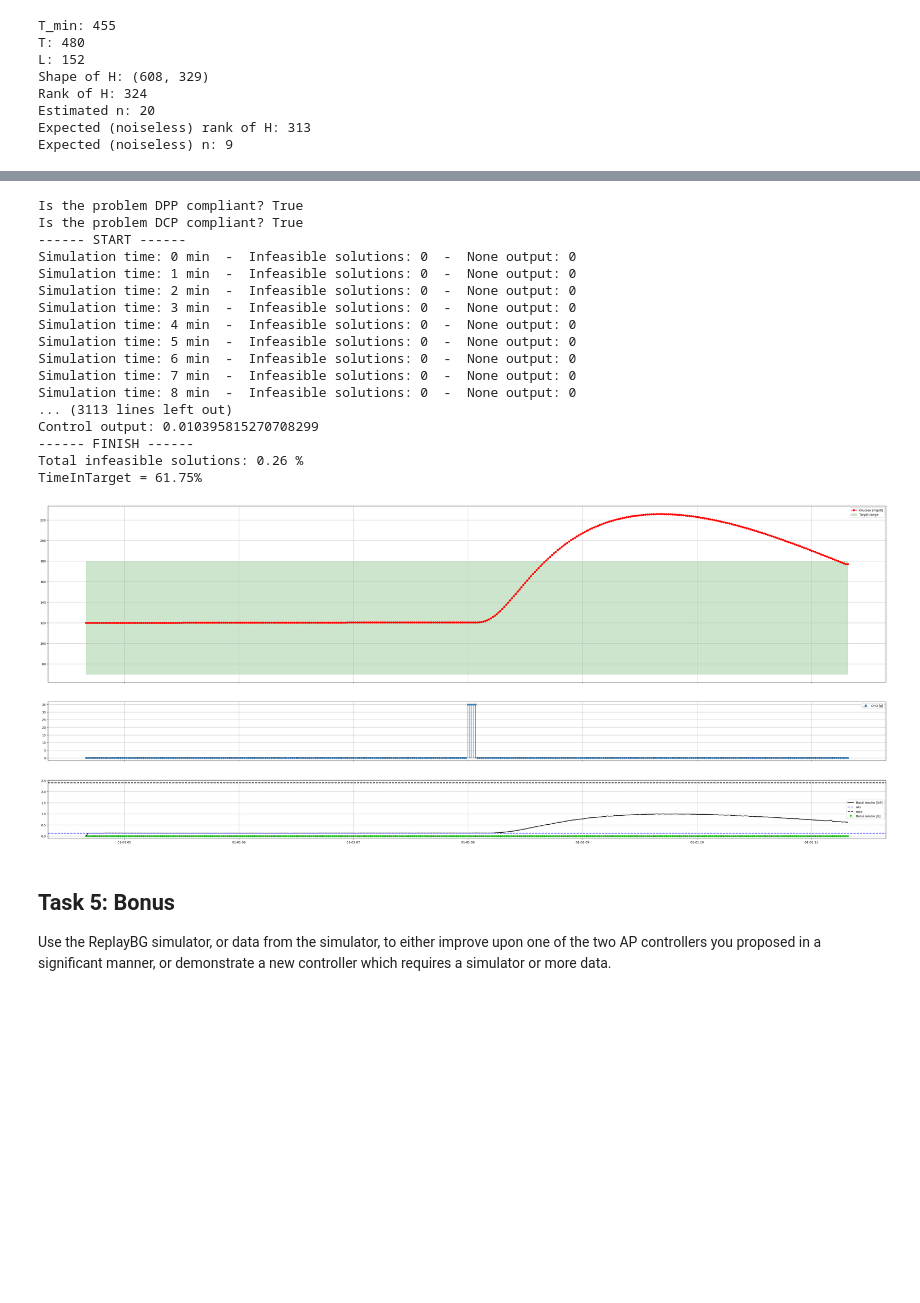
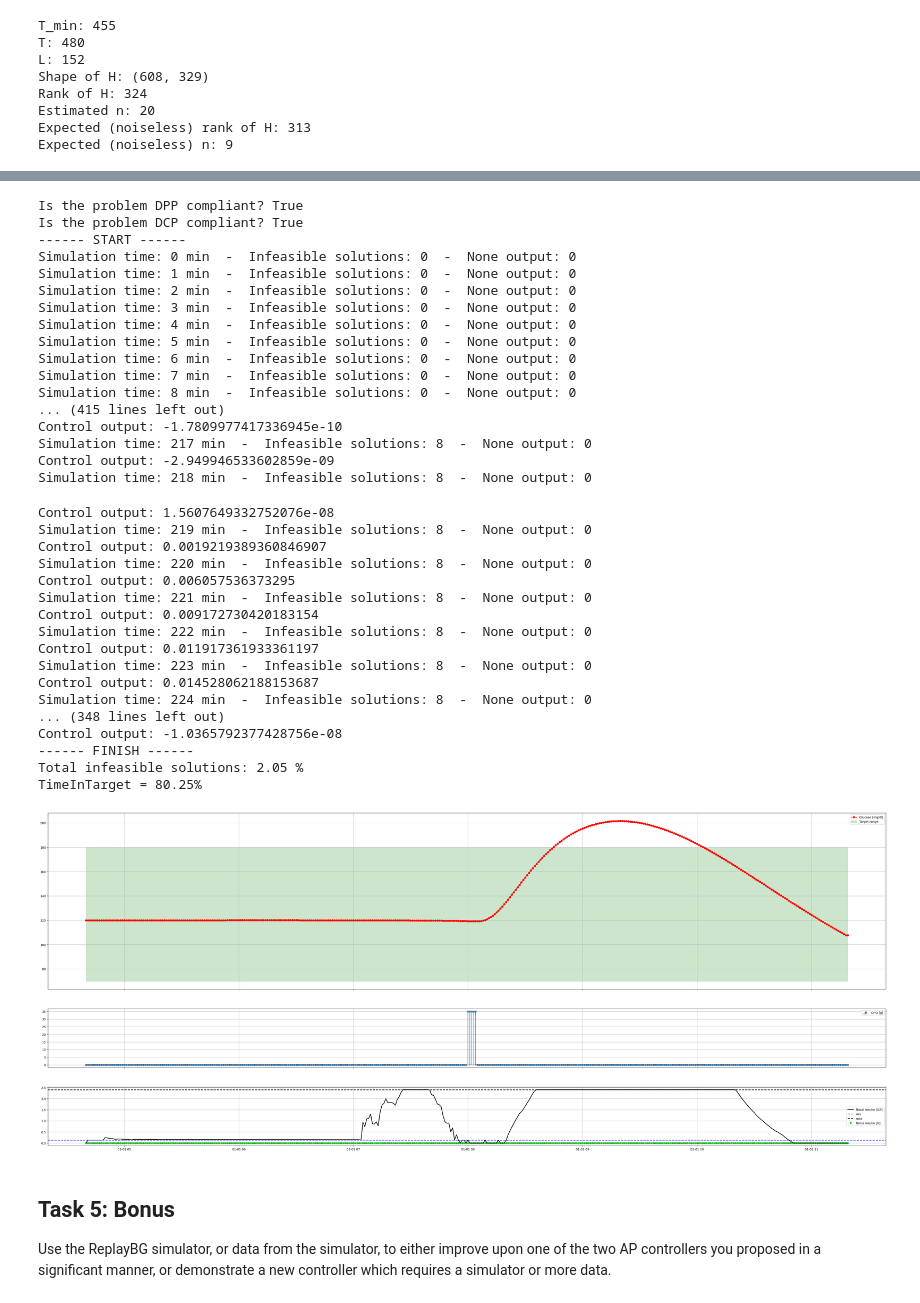
Before and after one commit to Jackmastro/MPC_DeePC_COCO, a Jupyter notebook: COCO2024project_GiacomoMastroddi.ipynb, the cells around one changed output, grey strips where cells are left out. Saved outputs shown, nothing was run; the diff lists cells and outputs as text; code cells hidden in the pictures; blank space fills up the shorter version.

```diff
--- a/COCO2024project_GiacomoMastroddi.ipynb
+++ b/COCO2024project_GiacomoMastroddi.ipynb
@@ -1406,20 +1414,21 @@ m = 2
 p = 2
 
 T_past = n
-K = 10
+K = 60
 T_fut = K
 L = T_past + T_fut
 T = (m + 1) * L + n - 1
-T = T * 2
+T = T + 20
 num_hankel_cols = T - L + 1
 num_hankel_rows = (m + p) * L
 num_data_points_needed = num_hankel_cols * num_hankel_rows / 4
 
 q1 = 100 * normalization_Q[8]
 q2 = 5 * normalization_Q[5]
-r1 = 0.1 * normalization_r
-lambda_g = 1e-5
-lambda_sigma = 1e-1
+r1 = 0.5 * normalization_r
+lambda_g = 1e2
+lambda_sigma = 1
+Ts = 1
 
 # Collect data
 data = pd.read_pickle("data/DeePC_data.pkl")
@@ -1449,46 +1458,63 @@ for i in range(num_hankel_cols):
 
 H = (H_u1, H_u2, H_y1, H_y2)
 
-controller_DeePC = DeePController1(T, T_past, T_fut, q1, q2, r1, lambda_g, lambda_sigma, H)
+controller_DeePC = DeePController1(T, T_past, T_fut, q1, q2, r1, lambda_g, lambda_sigma, Ts, H)
 
 # Running the simulation
 print("------ START ------")
 glucose, i, insulin_bolus, m, time = simulate(basal_handler=controller_DeePC.compute_DeePC,
                                               basal_handler_params=basal_handler_params,
                                               data_given=data_given,
                                               meal_input_modulation_factor=1)
 print("------ FINISH ------")
 
 print("Total infeasible solutions:", np.round((controller_DeePC.num_infeas) / (controller_DeePC.tot_T_sim - T_past + 1) * 100, 2), "%")
 data = glucose_time_vectors_to_dataframe(glucose=glucose, t=time)
 
 agata = Agata()
 results = agata.analyze_glucose_profile(data)
 # print(results)
 
 TimeInTarget = time_in_target(data)
 print('TimeInTarget = ' + str(TimeInTarget) + '%')
 
 plot_results(glucose=glucose,insulin_bolus=insulin_bolus, i=i, m=m, time=time)
 # %% [output]
 Is the problem DPP compliant? True
 Is the problem DCP compliant? True
 ------ START ------
 Simulation time: 0 min  -  Infeasible solutions: 0  -  None output: 0
 Simulation time: 1 min  -  Infeasible solutions: 0  -  None output: 0
 Simulation time: 2 min  -  Infeasible solutions: 0  -  None output: 0
 Simulation time: 3 min  -  Infeasible solutions: 0  -  None output: 0
 Simulation time: 4 min  -  Infeasible solutions: 0  -  None output: 0
 Simulation time: 5 min  -  Infeasible solutions: 0  -  None output: 0
 Simulation time: 6 min  -  Infeasible solutions: 0  -  None output: 0
 Simulation time: 7 min  -  Infeasible solutions: 0  -  None output: 0
 Simulation time: 8 min  -  Infeasible solutions: 0  -  None output: 0
-... (3113 lines left out)
-Control output: 0.010395815270708299
------- FINISH ------
-Total infeasible solutions: 0.26 %
-TimeInTarget = 61.75%
+... (415 lines left out)
+Control output: -1.7809977417336945e-10
+Simulation time: 217 min  -  Infeasible solutions: 8  -  None output: 0
+Control output: -2.949946533602859e-09
+Simulation time: 218 min  -  Infeasible solutions: 8  -  None output: 0
+Control output: 1.5607649332752076e-08
+Simulation time: 219 min  -  Infeasible solutions: 8  -  None output: 0
+Control output: 0.0019219389360846907
+Simulation time: 220 min  -  Infeasible solutions: 8  -  None output: 0
+Control output: 0.006057536373295
+Simulation time: 221 min  -  Infeasible solutions: 8  -  None output: 0
+Control output: 0.009172730420183154
+Simulation time: 222 min  -  Infeasible solutions: 8  -  None output: 0
+Control output: 0.011917361933361197
+Simulation time: 223 min  -  Infeasible solutions: 8  -  None output: 0
+Control output: 0.014528062188153687
+Simulation time: 224 min  -  Infeasible solutions: 8  -  None output: 0
+... (348 lines left out)
+Control output: -1.0365792377428756e-08
+------ FINISH ------
+Total infeasible solutions: 2.05 %
+TimeInTarget = 80.25%
-[figure, old version]
+[figure, new version]
 # %% [markdown]
 ## Task 5: Bonus
 
```
Also changed, not shown: parts of 1 cell of this notebook.
